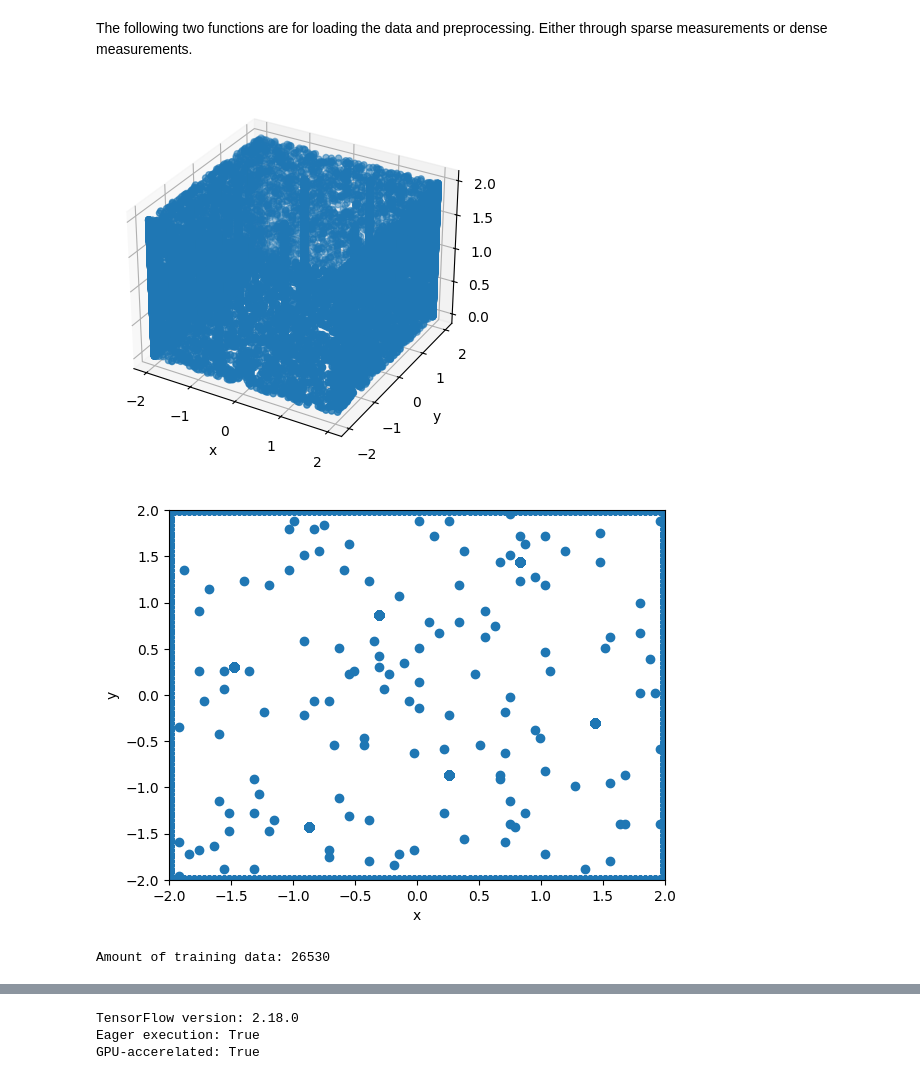
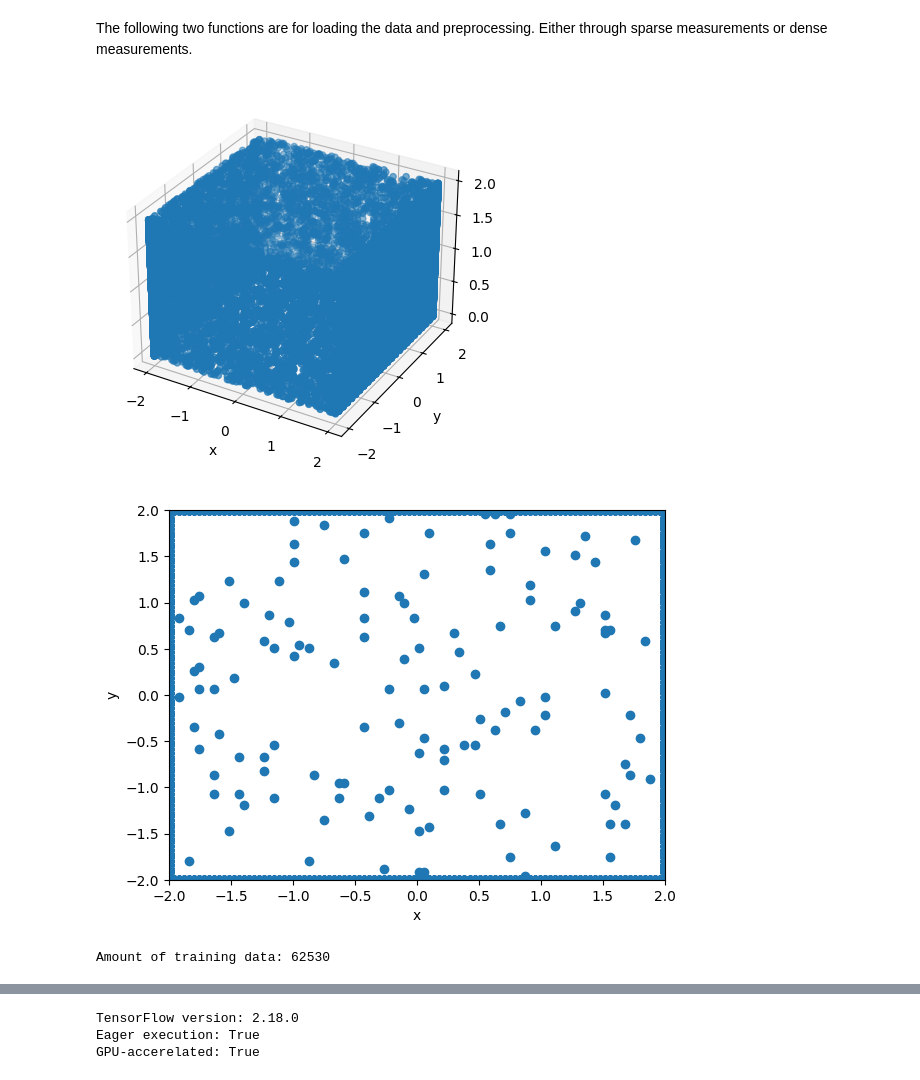
Before and after one commit to MGyuyu/ADE-PINN-Masters-Thesis-Code, a Jupyter notebook: PINN/PINN_2D_ADE_Inverse_Adaptive_&_Hybrid.ipynb, the cells around one changed output, grey strips where cells are left out. Drawn from its saved outputs; the diff is of its cells as text; code cells hidden in the pictures.

```diff
--- a/PINN/PINN_2D_ADE_Inverse_Adaptive_&_Hybrid.ipynb
+++ b/PINN/PINN_2D_ADE_Inverse_Adaptive_&_Hybrid.ipynb
@@ -957,7 +957,7 @@ class PhysicsInformedNN(object):
 N_u = 52000 # Default 52000 (ONLY FOR DENSE DATA)
 N_f = 50000 # Default 50000 (ADDITIONAL COLLOCATION POINTS)
 # Number of measurement stations (ONLY FOR SPARSE DATA)
-N_m = 8 # Default 26
+N_m = 26 # Default 26
 timestep = 1
 
 
@@ -967,38 +967,38 @@ layers = [3, 20, 20, 20, 20, 20, 20, 20, 20, 1]
 activation_func = tf.keras.activations.tanh
 
 
 # ADAM
-tf_epochs = 25000 # Epochs w/ ADAM
+tf_epochs = 10000 # Epochs w/ ADAM
 learning_rate = 0.001
 tf_optimizer = tf.keras.optimizers.Adam(learning_rate=learning_rate)
 
 
 # True values
 lambdas_star = (-1.4, -1.0, 1.0)
 
 batch_size = 26530 # Full batch = Amount of training data shown below
 
 f_param = 0.01 # Default 0.01
 u_param = 10.0 # Default 10.0
 
 # Load data
 inc_bounds = True
 random_pos = False
 sparse = True
-noise = 0.05
+noise = 0.0001
 prcnt = 0.013 # Amount of boundary points
 
 ### User needs to input path location. For example: path = os.path.join("/folder/2D_ADE_Training_Data.mat") ###
 
 path = os.path.join("2D_ADE_v3_renamed.mat")#### Path to 2D Training data ####
 x, y, t, X, Y, T, Exact_u, X_star, u_star, X_u_train, u_train, X_f_train, ub, lb = LoadData(path, N_u, N_f, N_m, noise, inc_bounds, prcnt, sparse, random_pos, timestep, method=3)
 
 
 TrainingDataPlotter(X_u_train, ub, lb)
 # %% [output]
-[figure, old version]
+[figure, new version]
-[figure, old version]
+[figure, new version]
-Amount of training data: 26530
+Amount of training data: 62530
 # %%
 #@title Additional Collocation-points
 # Additional Collocation-points
```
Also changed, not shown: parts of 3 cells of this notebook.
